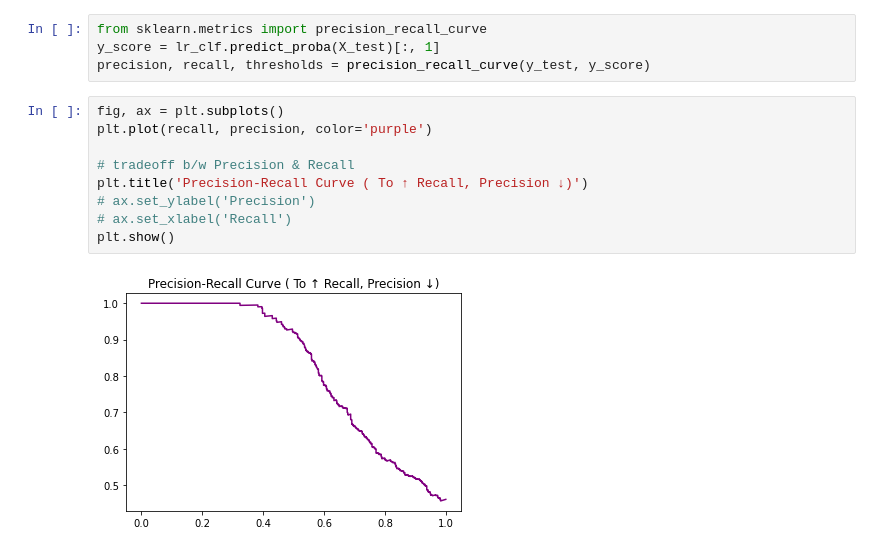
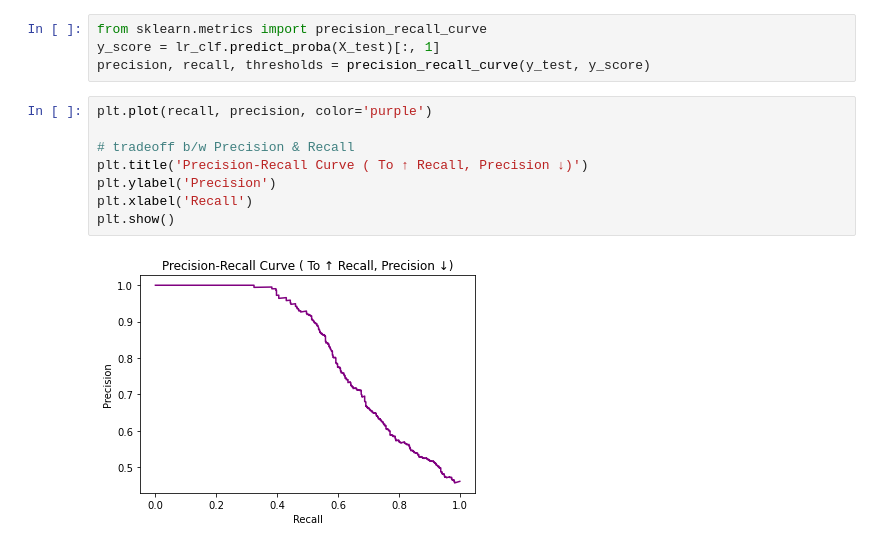
Before and after one commit to AshwinUniyal/Major_Project, a Jupyter notebook: Logistic Regression Churn rate.ipynb, the cells around one changed output. Saved outputs shown, nothing was run; the diff lists cells and outputs as text.

```diff
--- a/Logistic Regression Churn rate.ipynb
+++ b/Logistic Regression Churn rate.ipynb
@@ -457,13 +457,12 @@ from sklearn.metrics import precision_recall_curve
 y_score = lr_clf.predict_proba(X_test)[:, 1]
 precision, recall, thresholds = precision_recall_curve(y_test, y_score)
 # %%
-fig, ax = plt.subplots()
 plt.plot(recall, precision, color='purple')
 
 # tradeoff b/w Precision & Recall
 plt.title('Precision-Recall Curve ( To ↑ Recall, Precision ↓)')
-# ax.set_ylabel('Precision')
-# ax.set_xlabel('Recall')
+plt.ylabel('Precision')
+plt.xlabel('Recall')
 plt.show()
 # %% [output]
-[figure, old version]
+[figure, new version]
```
